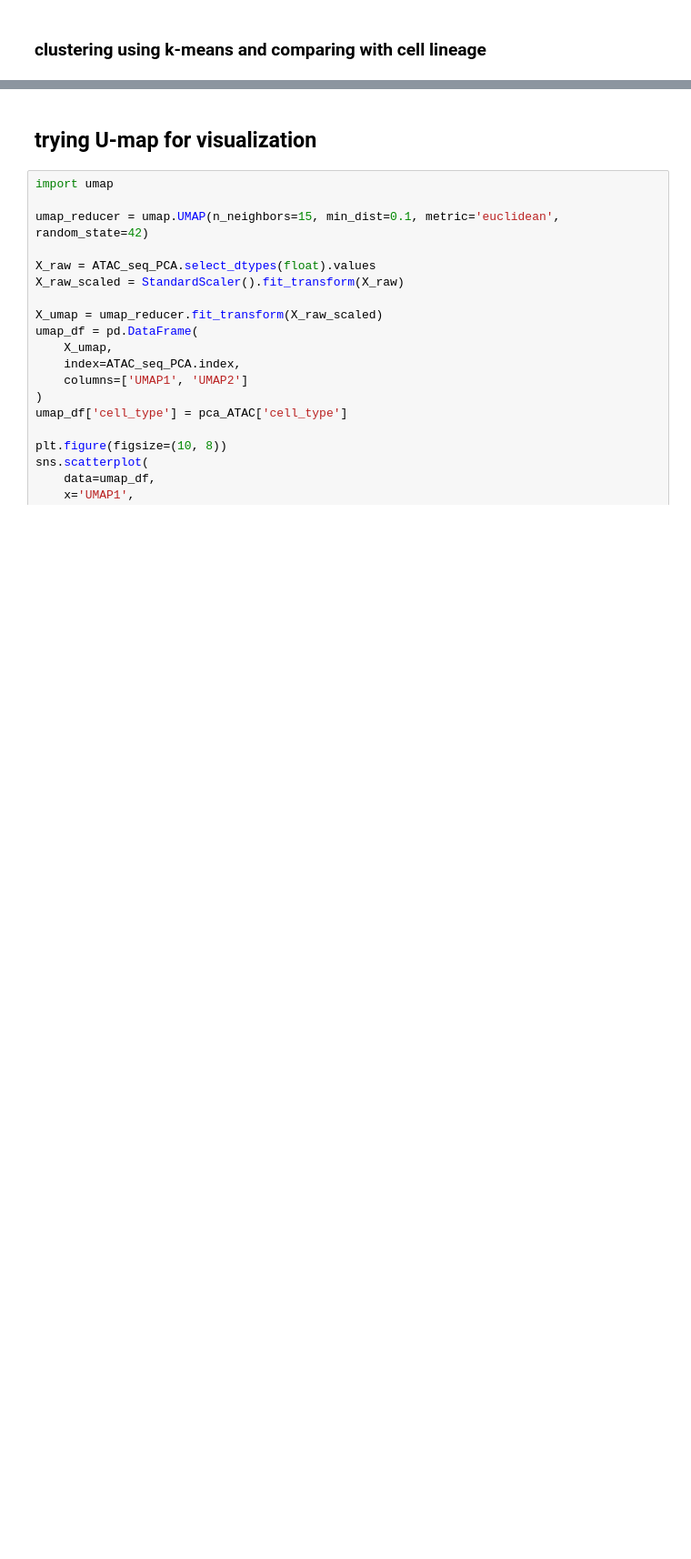
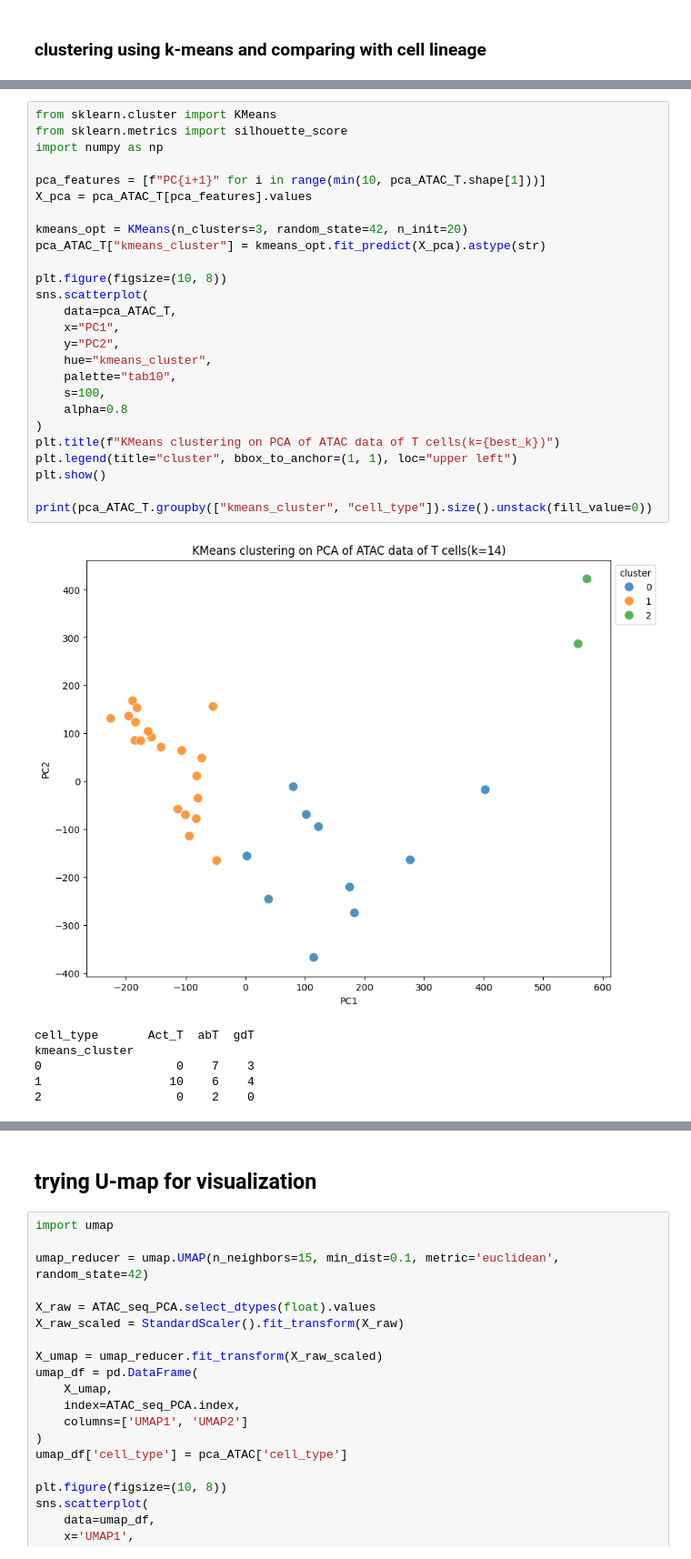
Before and after one commit to datascience-mobi-2026/topic04_team03, a Jupyter notebook: jupyter_tilmann_1.ipynb, the cells around one changed output, grey strips where cells are left out. Shown at 91% size. Drawn from its saved outputs; the diff is of its cells as text; blank space fills up the shorter version.

```diff
--- a/jupyter_tilmann_1.ipynb
+++ b/jupyter_tilmann_1.ipynb
@@ -1022,0 +1220,33 @@ print(pca_ATAC.groupby(["kmeans_cluster", "cell_type"]).size().unstack(fill_valu
+# %%
+from sklearn.cluster import KMeans
+from sklearn.metrics import silhouette_score
+import numpy as np
+
+pca_features = [f"PC{i+1}" for i in range(min(10, pca_ATAC_T.shape[1]))]
+X_pca = pca_ATAC_T[pca_features].values
+
+kmeans_opt = KMeans(n_clusters=3, random_state=42, n_init=20)
+pca_ATAC_T["kmeans_cluster"] = kmeans_opt.fit_predict(X_pca).astype(str)
+
+plt.figure(figsize=(10, 8))
+sns.scatterplot(
+    data=pca_ATAC_T,
+    x="PC1",
+    y="PC2",
+    hue="kmeans_cluster",
+    palette="tab10",
+    s=100,
+    alpha=0.8
+)
+plt.title(f"KMeans clustering on PCA of ATAC data of T cells(k={best_k})")
+plt.legend(title="cluster", bbox_to_anchor=(1, 1), loc="upper left")
+plt.show()
+
+print(pca_ATAC_T.groupby(["kmeans_cluster", "cell_type"]).size().unstack(fill_value=0))
+# %% [output]
+[figure, added]
+cell_type       Act_T  abT  gdT
+kmeans_cluster
+0                   0    7    3
+1                  10    6    4
+2                   0    2    0
```
Also changed, not shown: parts of 26 cells of this notebook, 4 other files.
